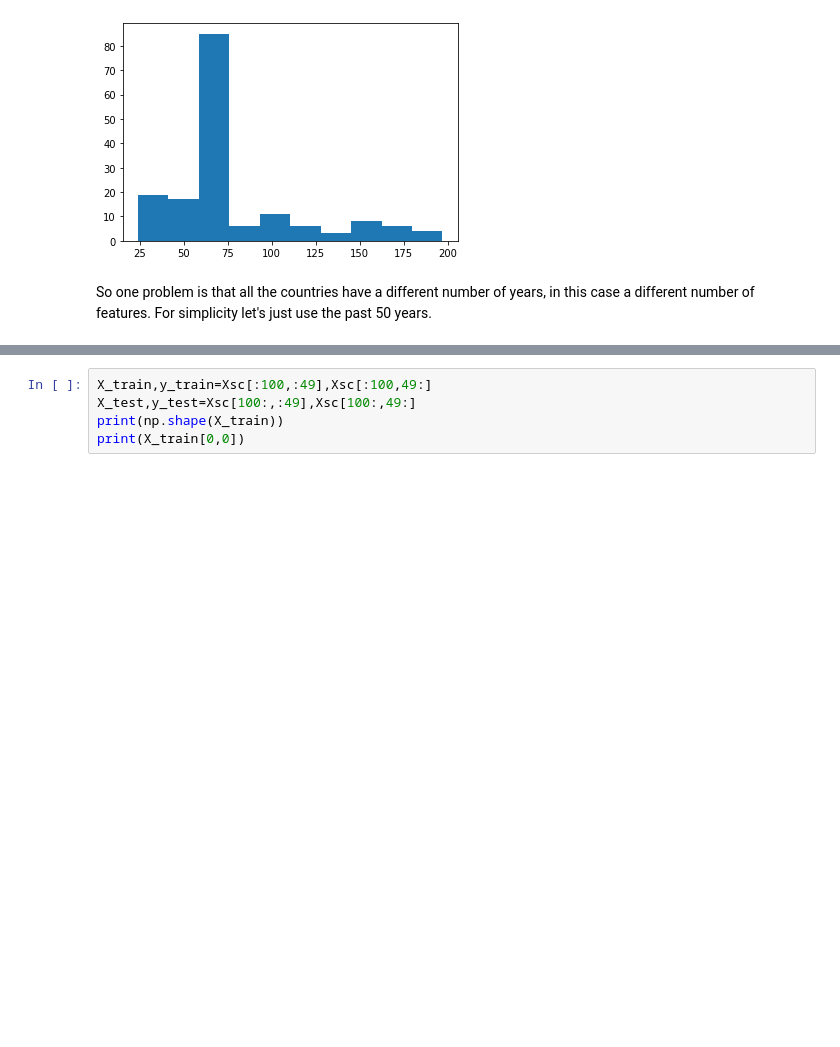
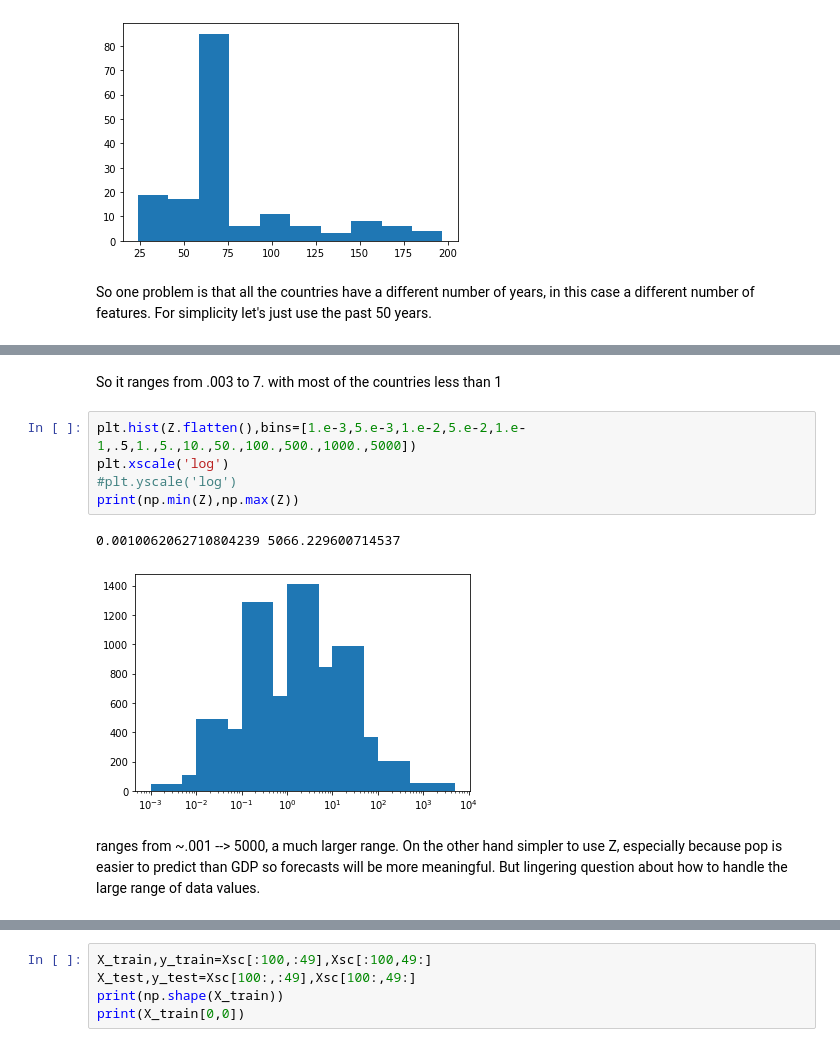
Before and after one commit to dodelson/Physics-of-Energy, a Jupyter notebook: cnn.ipynb, the cells around one changed output, grey strips where cells are left out. Saved outputs shown, nothing was run; the diff lists cells and outputs as text; blank space fills up the shorter version.

```diff
--- a/cnn.ipynb
+++ b/cnn.ipynb
@@ -419,0 +430,12 @@ Xsc=X#scaler.transform(X)
+# %% [markdown]
+So it ranges from .003 to 7. with most of the countries less than 1
+# %%
+plt.hist(Z.flatten(),bins=[1.e-3,5.e-3,1.e-2,5.e-2,1.e-1,.5,1.,5.,10.,50.,100.,500.,1000.,5000])
+plt.xscale('log')
+#plt.yscale('log')
+print(np.min(Z),np.max(Z))
+# %% [output]
+0.0010062062710804239 5066.229600714537
+[figure, added]
+# %% [markdown]
+ranges from ~.001 --> 5000, a much larger range. On the other hand simpler to use Z, especially because pop is easier to predict than GDP so forecasts will be more meaningful. But lingering question about how to handle the large range of data values.
```
Also changed, not shown: parts of 88 cells of this notebook, 1 other file.
